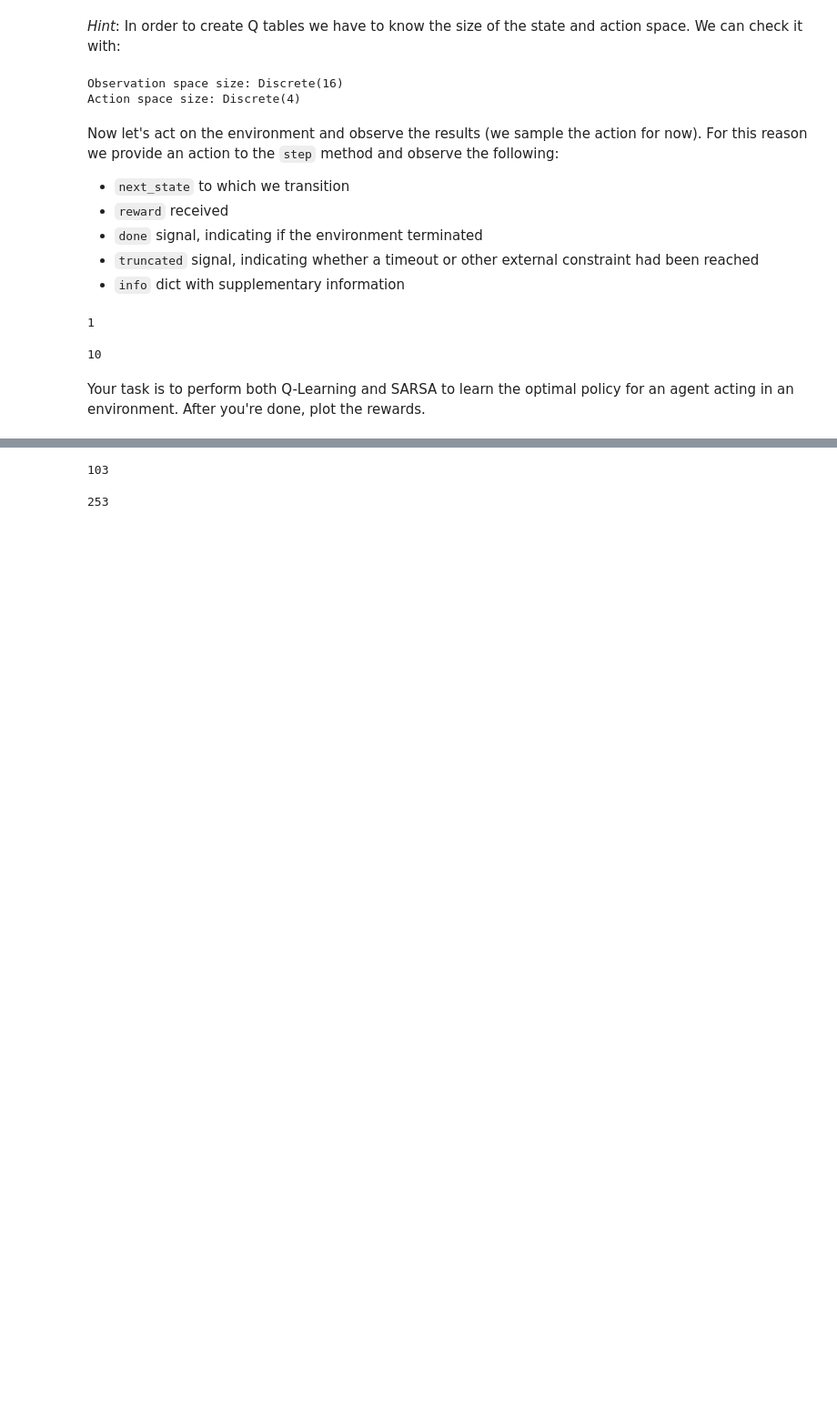
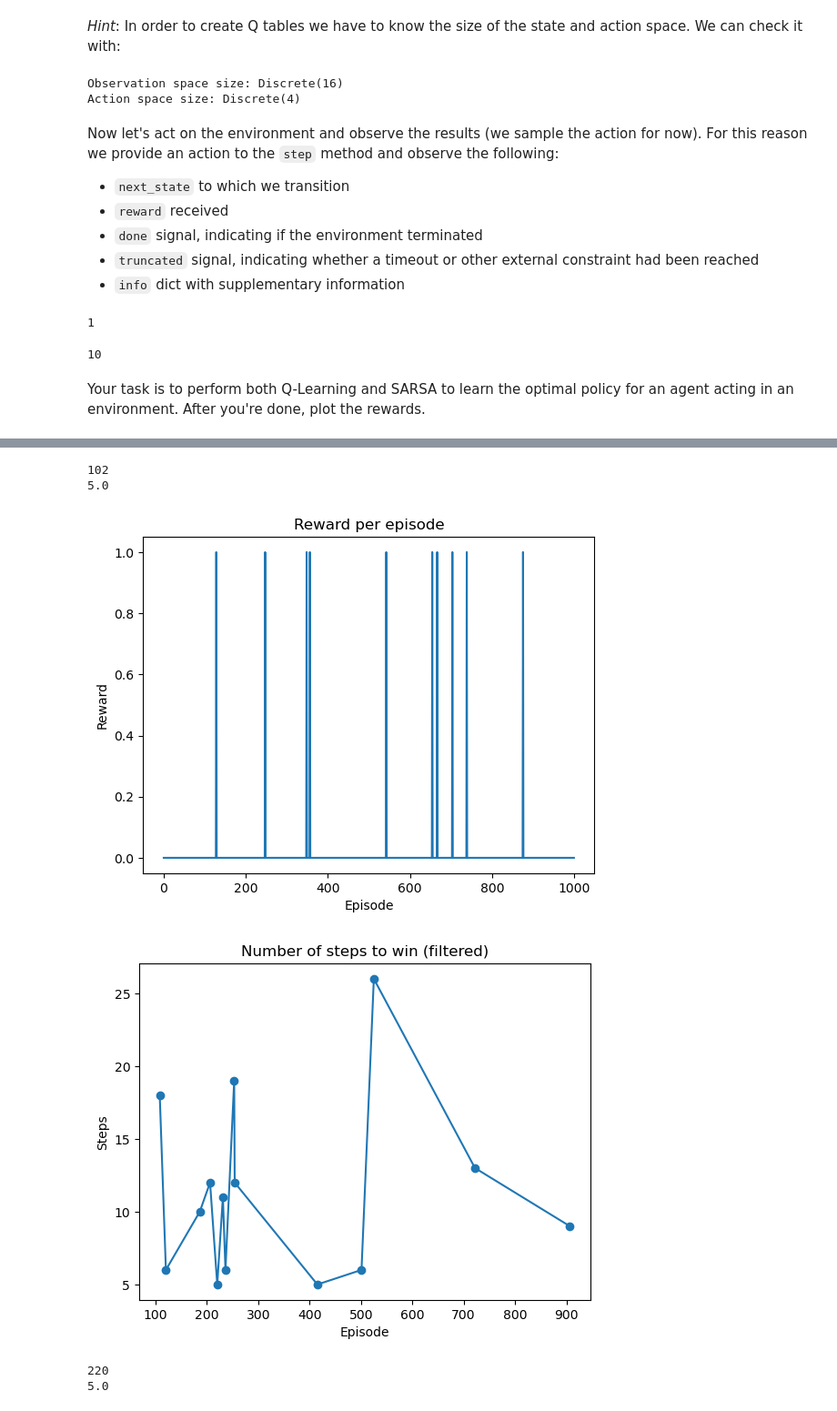
Before and after one commit to bastienjossen/rldmuu, a Jupyter notebook: src/labs/lab6.ipynb, the cells around one changed output, grey strips where cells are left out. Shown: that part at 91% size. Cells and saved outputs as stored; diff of their text form; code cells hidden in the pictures; blank space fills up the shorter version.

```diff
--- a/src/labs/lab6.ipynb
+++ b/src/labs/lab6.ipynb
@@ -161,40 +183,65 @@ for e in range(N_EPISODE):
-# %%
-np.argmax(nsteps)
-# %% [output]
-103
+# %%
+print(np.argmin(nsteps))
+print(np.min(nsteps))
+# %% [output]
+102
+5.0
 # %%
 state, info = env.reset()
 
 done = False
 
 algorithm = SARSA(env.observation_space.n,
                       env.action_space.n,
                       alpha=ALPHA,
                       gamma=GAMMA,
                       epsilon=epsilon)
 
-nsteps = np.zeros(N_EPISODE) * N_ITER
+nsteps = np.ones(N_EPISODE) * N_ITER
 for e in range(N_EPISODE):
     for i in range(N_ITER):
         action = algorithm.act(state)
 
         next_state, reward, done, truncated, info = env.step(action)
         # truncated = not done but stuck.
         # done is won or died
         # info is every other information besides the returned ones.
 
         algorithm.update(state, action, reward, next_state)
 
         if done or truncated:
             state, info = env.reset()
             done = False
             truncated = False
             if reward == 1:
                 nsteps[e] = i #Save the amount of steps to win
             break
 
         state = next_state
+
+    algorithm.reset()
+
+import matplotlib.pyplot as plt
+
+plt.plot(np.sum(reward_attempts,axis=1))
+plt.xlabel('Episode')
+plt.ylabel('Reward')
+plt.title('Reward per episode')
+plt.show()
+
+filtered_steps = nsteps[nsteps < N_ITER]
+filtered_episodes = np.where(nsteps < N_ITER)[0]
+plt.plot(filtered_episodes, filtered_steps, marker='o')
+plt.xlabel('Episode')
+plt.ylabel('Steps')
+plt.title('Number of steps to win (filtered)')
+plt.show()
+# %% [output]
+[figure, added]
+[figure, added]
-# %%
-np.argmax(nsteps)
-# %% [output]
-253
+# %%
+print(np.argmin(nsteps))
+print(np.min(nsteps))
+# %% [output]
+220
+5.0
```
Also changed, not shown: parts of 1 cell of this notebook.
